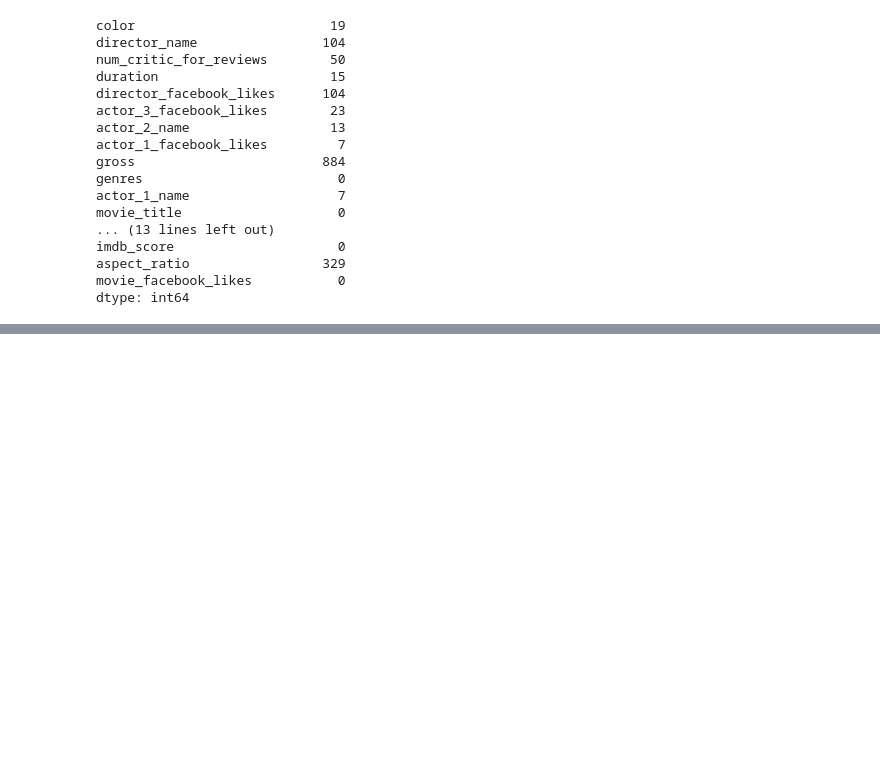
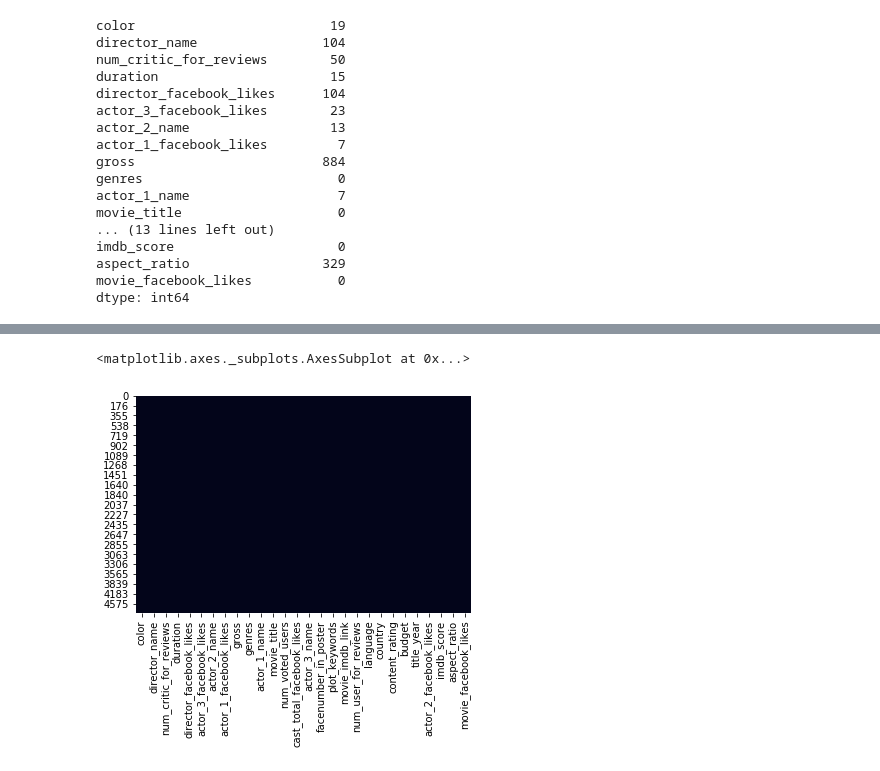
Before and after one commit to Machine-Learning-FGA/imdb_movie_dataset, a Jupyter notebook: pre_processing.ipynb, the cells around one changed output, grey strips where cells are left out. Cells and saved outputs as stored; diff of their text form; code cells hidden in the pictures; blank space fills up the shorter version.

```diff
--- a/pre_processing.ipynb
+++ b/pre_processing.ipynb
@@ -80,0 +115,5 @@ dtype: int64
+# %%
+sns.heatmap(dropped_df.isnull(),cbar=False)
+# %% [output]
+<matplotlib.axes._subplots.AxesSubplot at 0x...>
+[figure, added]
```
Also changed, not shown: parts of 18 cells of this notebook.
